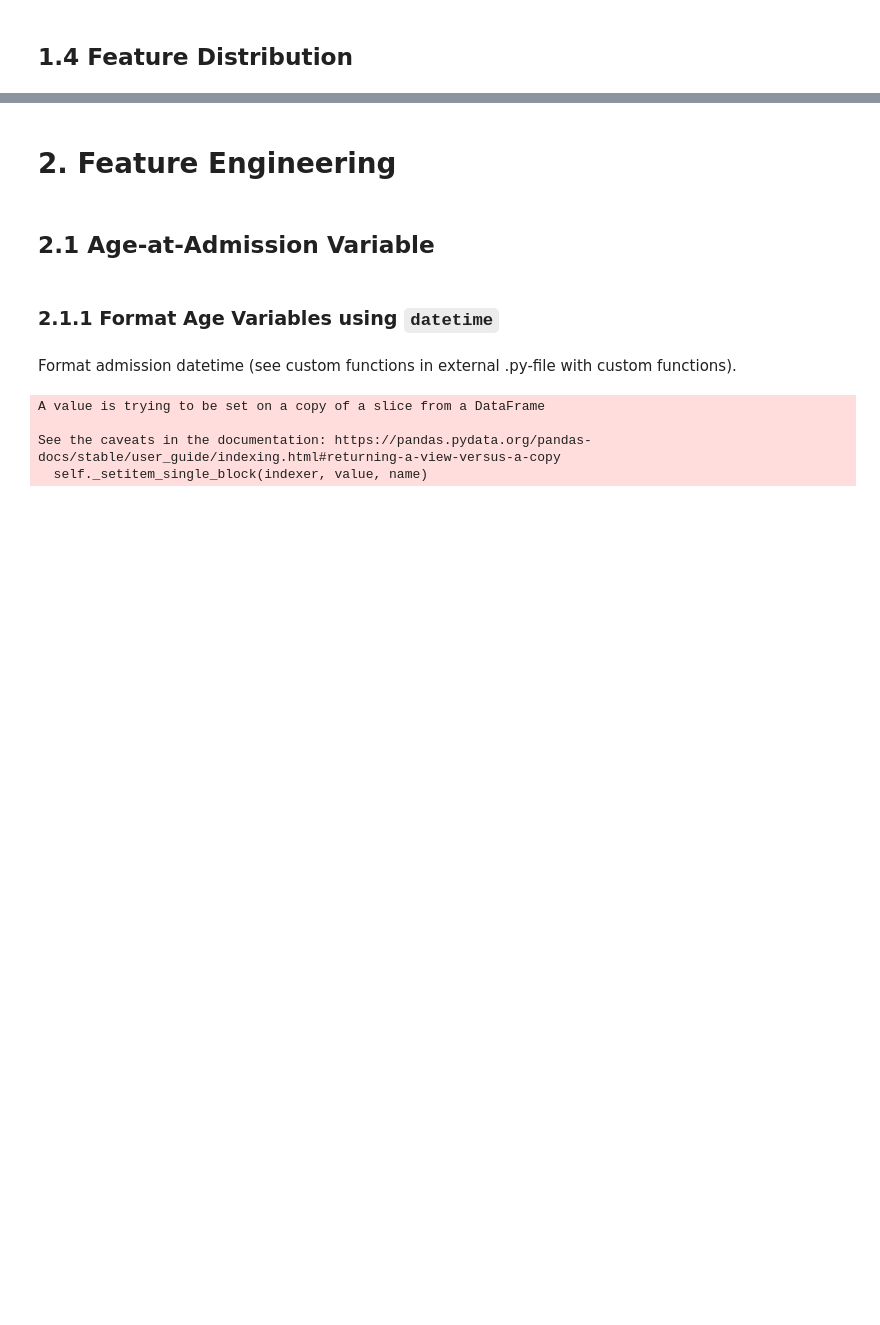
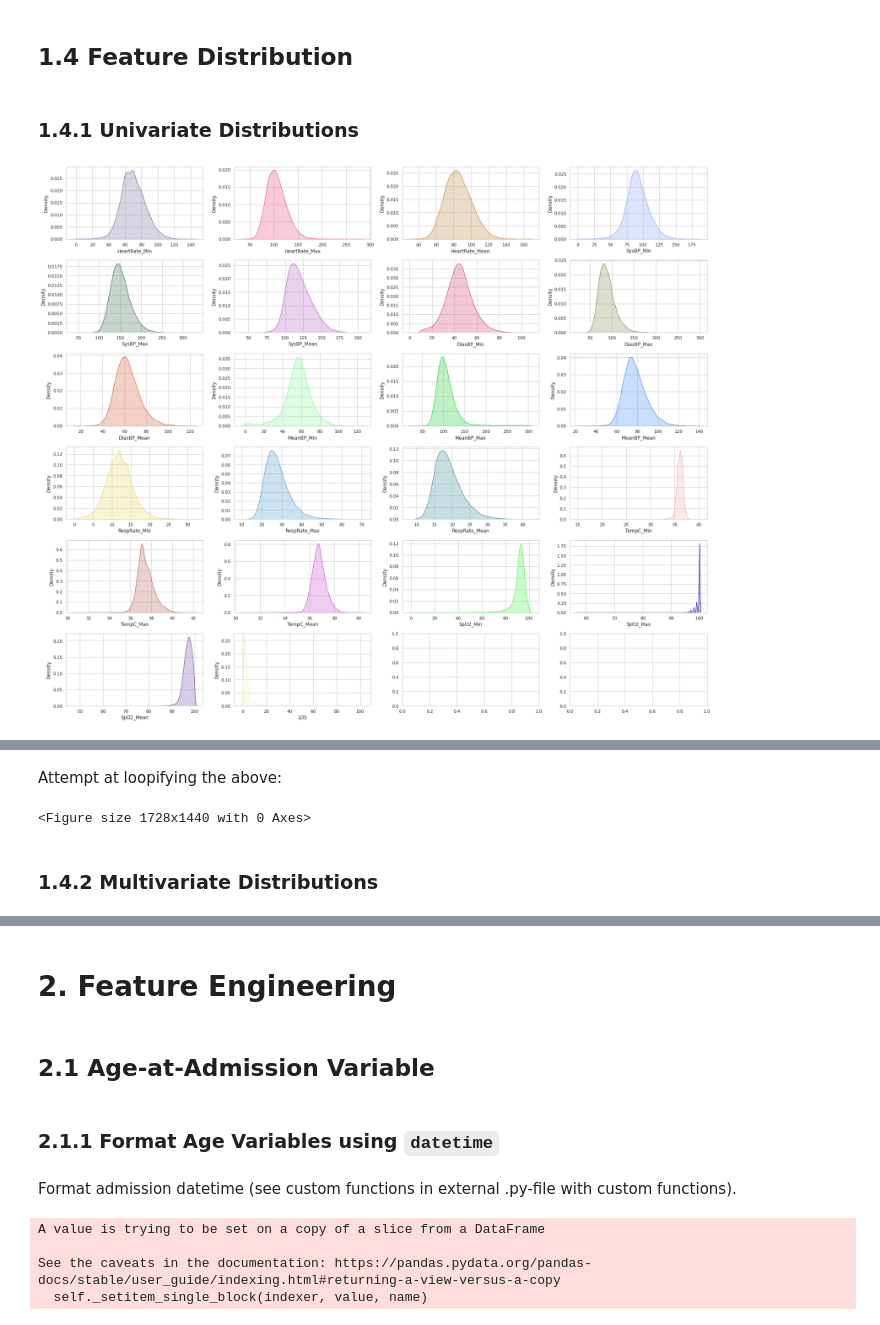
Before and after one commit to MathiasSchindlerCPH/BSE-T2-CML2-repo, a Jupyter notebook: Project-1-kNN/msch_kNN_v1.ipynb, the cells around one changed output, grey strips where cells are left out. Drawn from its saved outputs; the diff is of its cells as text; code cells hidden in the pictures; blank space fills up the shorter version.

```diff
--- a/Project-1-kNN/msch_kNN_v1.ipynb
+++ b/Project-1-kNN/msch_kNN_v1.ipynb
@@ -169,2 +168,45 @@ my_plots.missing_plot(df_train, 'train'); my_plots.missing_plot(df_test, 'test')
 # %% [markdown]
 ## 1.4 Feature Distribution
+# %% [markdown]
+### 1.4.1 Univariate Distributions
+# %%
+%%time
+sns.set(style="whitegrid")
+
+f, axes = plt.subplots(6, 4)
+
+sns.kdeplot(  data = df_train, x= 'HeartRate_Min', fill=True, color = np.random.rand(3,), ax=axes[0][0])
+sns.kdeplot(  data = df_train, x= 'HeartRate_Max', fill=True, color = np.random.rand(3,), ax=axes[0][1])
+sns.kdeplot(  data = df_train, x= 'HeartRate_Mean', fill=True, color = np.random.rand(3,), ax=axes[0][2])
+sns.kdeplot(  data = df_train, x= 'SysBP_Min', fill=True, color = np.random.rand(3,), ax=axes[0][3])
+
+sns.kdeplot(  data = df_train, x= 'SysBP_Max', fill=True, color = np.random.rand(3,), ax=axes[1][0])
+sns.kdeplot(  data = df_train, x= 'SysBP_Mean', fill=True, color = np.random.rand(3,), ax=axes[1][1])
+sns.kdeplot(  data = df_train, x= 'DiasBP_Min', fill=True, color = np.random.rand(3,), ax=axes[1][2])
+sns.kdeplot(  data = df_train, x= 'DiasBP_Max', fill=True, color = np.random.rand(3,), ax=axes[1][3])
+
+sns.kdeplot(  data = df_train, x= 'DiasBP_Mean', fill=True, color = np.random.rand(3,), ax=axes[2][0])
+sns.kdeplot(  data = df_train, x= 'MeanBP_Min', fill=True, color = np.random.rand(3,), ax=axes[2][1])
+sns.kdeplot(  data = df_train, x= 'MeanBP_Max', fill=True, color = np.random.rand(3,), ax=axes[2][2])
+sns.kdeplot(  data = df_train, x= 'MeanBP_Mean', fill=True, color = np.random.rand(3,), ax=axes[2][3])
+
+sns.kdeplot(  data = df_train, x= 'RespRate_Min', fill=True, color = np.random.rand(3,), ax=axes[3][0])
+sns.kdeplot(  data = df_train, x= 'RespRate_Max', fill=True, color = np.random.rand(3,), ax=axes[3][1])
+sns.kdeplot(  data = df_train, x= 'RespRate_Mean', fill=True, color = np.random.rand(3,), ax=axes[3][2])
+sns.kdeplot(  data = df_train, x= 'TempC_Min', fill=True, color = np.random.rand(3,), ax=axes[3][3])
+
+sns.kdeplot(  data = df_train, x= 'TempC_Max', fill=True, color = np.random.rand(3,), ax=axes[4][0])
+sns.kdeplot(  data = df_train, x= 'TempC_Mean', fill=True, color = np.random.rand(3,), ax=axes[4][1])
+sns.kdeplot(  data = df_train, x= 'SpO2_Min', fill=True, color = np.random.rand(3,), ax=axes[4][2])
+sns.kdeplot(  data = df_train, x= 'SpO2_Max', fill=True, color = np.random.rand(3,), ax=axes[4][3])
+
+sns.kdeplot(  data = df_train, x= 'SpO2_Mean', fill=True, color = np.random.rand(3,), ax=axes[5][0])
+sns.kdeplot(  data = df_train, x= 'LOS', fill=True, color = np.random.rand(3,), ax=axes[5][1])
+#sns.kdeplot(  data = df_train, x= 'Diff', fill=True, color = np.random.rand(3,), ax=axes[5][2])
+
+fig = plt.gcf()
+fig.set_size_inches(24, 20)
+plt.tight_layout()
+plt.show()
+# %% [output]
+[figure, added]
@@ -171,3 +215,37 @@ my_plots.missing_plot(df_train, 'train'); my_plots.missing_plot(df_test, 'test')
+# %% [markdown]
+Attempt at loopifying the above:
+# %%
+# List of numerical features in df_train
+cols_list = df_train.columns.to_list()
+cols_list_str =  ['GENDER', 'DOB', 'DOD', 'ADMITTIME', 'DISCHTIME', 'DEATHTIME', 'ADMISSION_TYPE',
+                               'INSURANCE', 'RELIGION', 'MARITAL_STATUS', 'ETHNICITY', 'DIAGNOSIS', 'ICD9_diagnosis',
+                               'FIRST_CAREUNIT']
+cols_list_nostr = [var for var in cols_list if var not in cols_list_str]
+
+# Loop for seaborn pairplot
+i = 1
+for n in range(6):
+  if i == 1:
+    sns.kdeplot(  data = df_train, x= cols_list_nostr[i],   fill=True, ax=axes[n][0])
+    sns.kdeplot(  data = df_train, x= cols_list_nostr[i+1], fill=True, ax=axes[n][1])
+    sns.kdeplot(  data = df_train, x= cols_list_nostr[i+2], fill=True, ax=axes[n][2])
+    sns.kdeplot(  data = df_train, x= cols_list_nostr[i+3], fill=True, ax=axes[n][3])
+    i = i+ 4
+  else:
+    sns.kdeplot(  data = df_train, x= cols_list_nostr[i],   fill=True, ax=axes[n][0])
+    sns.kdeplot(  data = df_train, x= cols_list_nostr[i+1], fill=True, ax=axes[n][1])
+    sns.kdeplot(  data = df_train, x= cols_list_nostr[i+2], fill=True, ax=axes[n][2])
+    sns.kdeplot(  data = df_train, x= cols_list_nostr[i+3], fill=True, ax=axes[n][3])
+    i = i+ 4
+
+fig = plt.gcf()
+fig.set_size_inches(24, 20)
+plt.tight_layout()
+plt.show()
+# %% [output]
+<Figure size 1728x1440 with 0 Axes>
+# %% [markdown]
+### 1.4.2 Multivariate Distributions
 # %%
 # plot a heatmap
 colormap = plt.cm.RdBu
```
Also changed, not shown: parts of 6 cells of this notebook.
